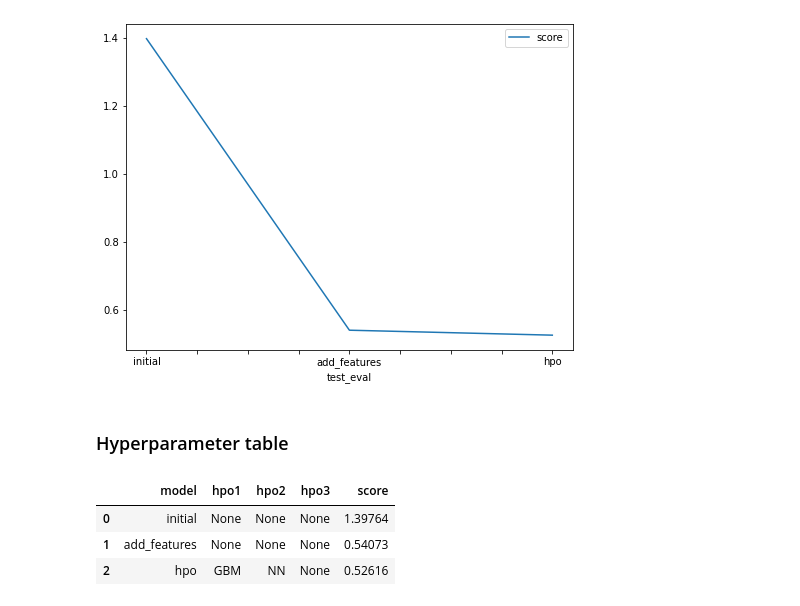
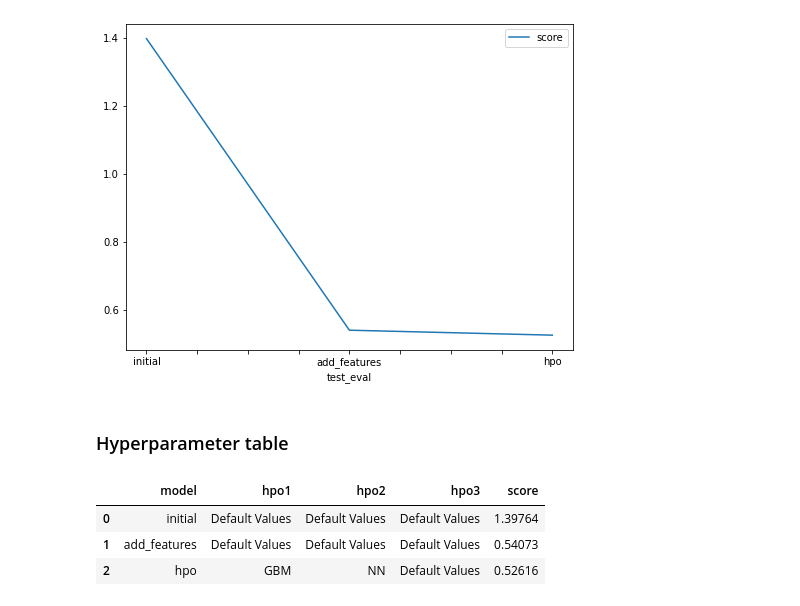
Before and after one commit to dhana2552/bike-sharing-demand-prediction, a Jupyter notebook: project_template.ipynb, the cells around one changed output. Saved outputs shown, nothing was run; the diff lists cells and outputs as text; code cells hidden in the pictures.

```diff
--- a/project_template.ipynb
+++ b/project_template.ipynb
@@ -984,14 +978,14 @@ fig.savefig('model_test_score.png')
 # %%
 # The 3 hyperparameters we tuned with the kaggle score as the result
 pd.DataFrame({
     "model": ["initial", "add_features", "hpo"],
-    "hpo1": [None, None, 'GBM'],
-    "hpo2": [None, None, 'NN'],
-    "hpo3": [None, None, None],
+    "hpo1": ['Default Values', 'Default Values', 'GBM'],
+    "hpo2": ['Default Values', 'Default Values', 'NN'],
+    "hpo3": ['Default Values', 'Default Values', 'Default Values'],
     "score": [1.39764, 0.54073, 0.52616]
 })
 # %% [output]
 |  | model | hpo1 | hpo2 | hpo3 | score |
-| 0 | initial | None | None | None | 1.39764 |
-| 1 | add_features | None | None | None | 0.54073 |
-| 2 | hpo | GBM | NN | None | 0.52616 |
+| 0 | initial | Default Values | Default Values | Default Values | 1.39764 |
+| 1 | add_features | Default Values | Default Values | Default Values | 0.54073 |
+| 2 | hpo | GBM | NN | Default Values | 0.52616 |
```
Also changed, not shown: parts of 19 cells of this notebook.
